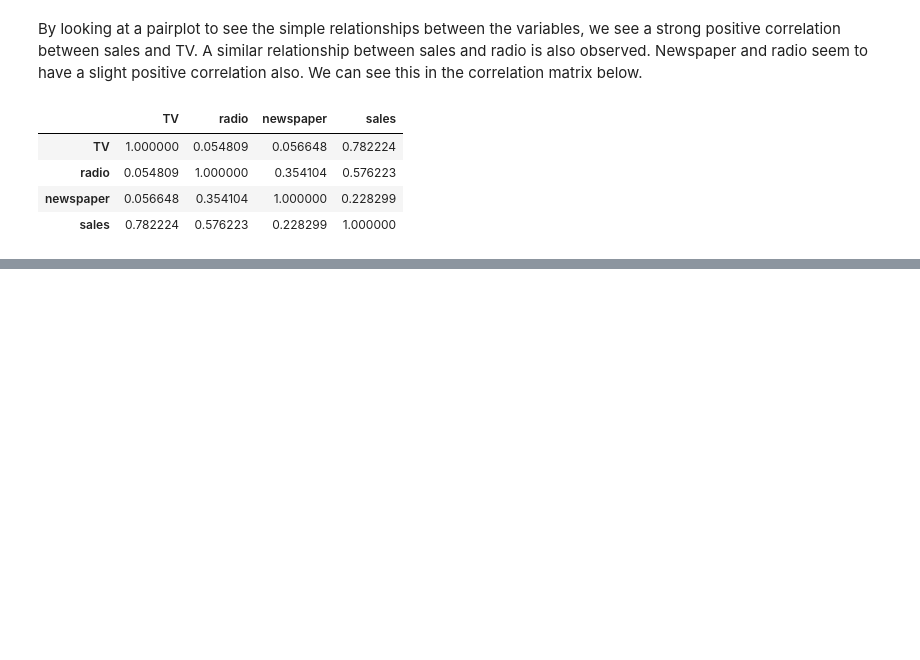
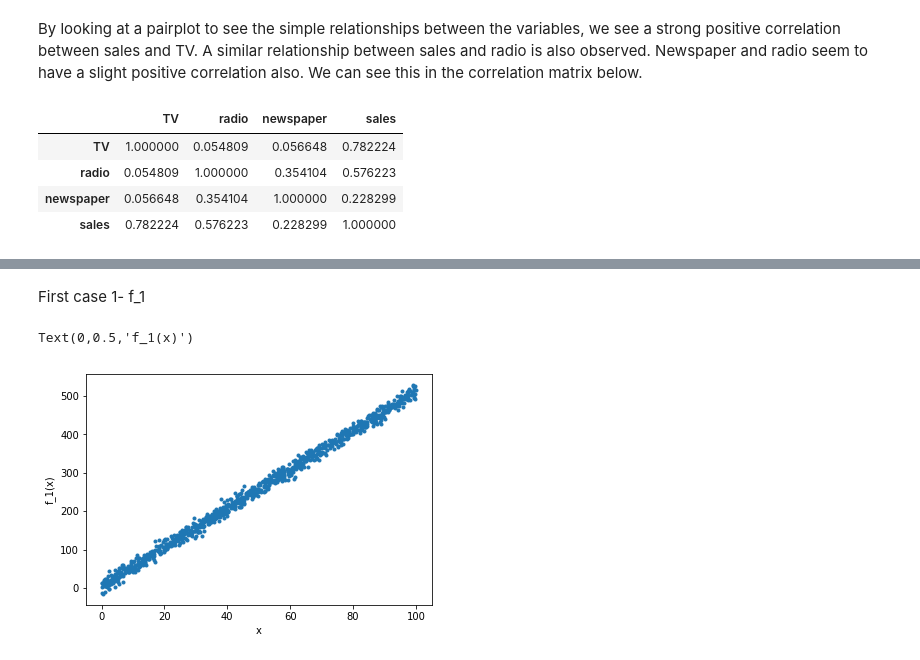
Before and after one commit to TanselArif-21/LinearRegression, a Jupyter notebook: LinearRegression.ipynb, the cells around one changed output, grey strips where cells are left out. Drawn from its saved outputs; the diff is of its cells as text; code cells hidden in the pictures; blank space fills up the shorter version.

```diff
--- a/LinearRegression.ipynb
+++ b/LinearRegression.ipynb
@@ -62,0 +141,40 @@ $$Y \approx \beta_0 + \beta_1 X_1 + \beta_2 X_2 + \beta_3 X_3 + \epsilon$$
+# %%
+#f_1(x)=4.67+5.07∗x
+def f_1(x):
+    return 4.67 + 5.07*x
+
+#f_2(x)=4.67+5.07∗x2
+def f_2(x):
+    return 4.67 + 5.07*x**2
+
+#f_3(x)=4.67+5.07∗sin(x)
+def f_3(x):
+    return 4.67 + 5.07*math.sin(x)
+# %%
+r = np.random.RandomState(101)
+X = 100*r.rand(1000)
+
+#Error term with sigma = 10, mu = 0
+E_1 = 10*r.randn(1000)
+
+#Error term with sigma = 500, mu = 0
+E_2 = 500*r.randn(1000)
+
+#Error term with sigma = 19, mu = 0
+E_3 = 19*r.randn(1000)
+
+#Response variables
+Y_1 = list(map(f_1,X))+E_1
+Y_2 = list(map(f_2,X))+E_2
+Y_3 = list(map(f_3,X))+E_3
+# %% [markdown]
+First case 1- f_1
+# %%
+fig = plt.figure()
+axes = fig.add_axes([0.1,0.1,0.8,0.8])
+axes.plot(X,Y_1,'.')
+axes.set_xlabel('x')
+axes.set_ylabel('f_1(x)')
+# %% [output]
+Text(0,0.5,'f_1(x)')
+[figure, added]
```
Also changed, not shown: parts of 19 cells of this notebook.
